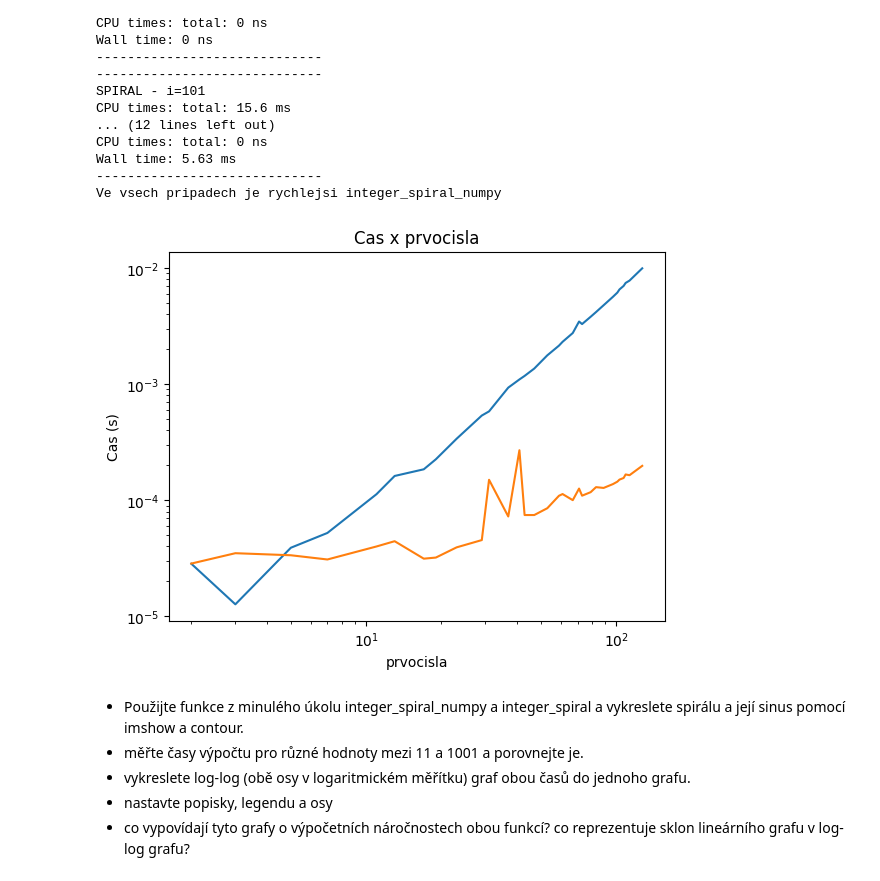
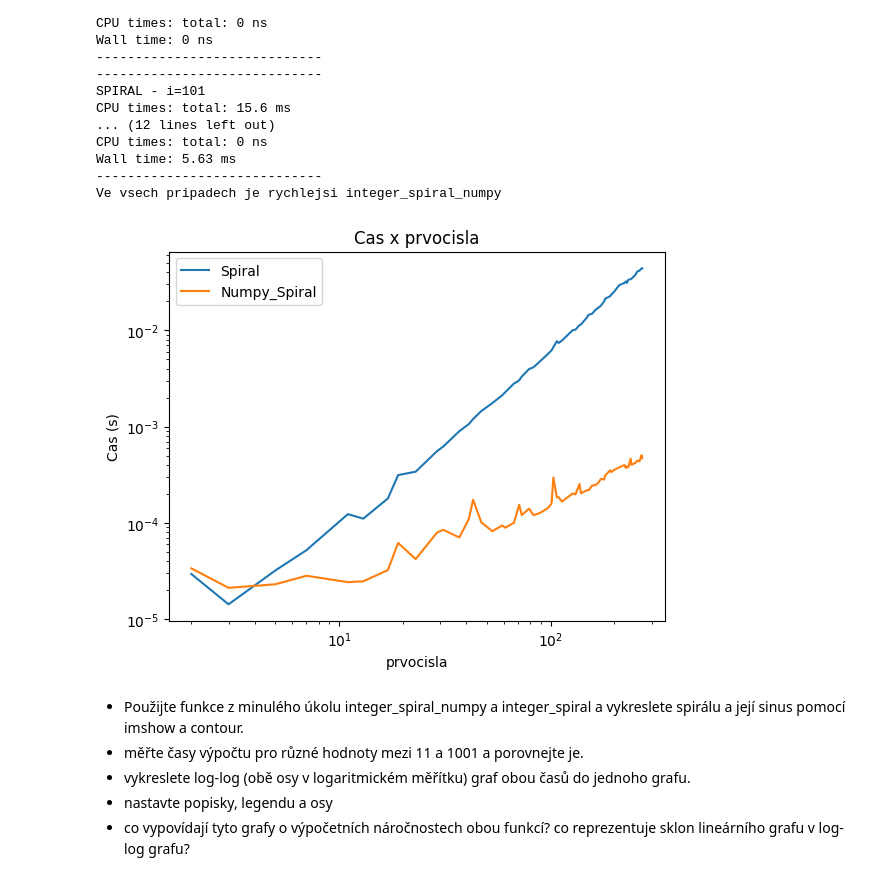
Before and after one commit to KLI0273/KLI0273_DU, a Jupyter notebook: week_05/week_05_du.ipynb, the cells around one changed output. Drawn from its saved outputs; the diff is of its cells as text; code cells hidden in the pictures.

```diff
--- a/week_05/week_05_du.ipynb
+++ b/week_05/week_05_du.ipynb
@@ -272,35 +277,36 @@ def prvocisla(n):
         for i in range(2, N):
             if(N % i == 0):
                 prvocislo_otaznik = False
                 break
 
         if prvocislo_otaznik:
             list_prv[j] = N
             j += 1
 
         N += 1
         if(list_prv[n] != n): return list_prv
 
-x = prvocisla(30)
+x = prvocisla(57)
 
 times = []
 timess = []
 for i in x:
     t = timeit.timeit(lambda: integer_spiral(i), number=1)
     t2 = timeit.timeit(lambda: integer_spiral_numpy(i), number=1)
     times.append(t)
     timess.append(t2)
 
 
 
 plt.loglog(x, times)
 plt.loglog(x, timess)
 plt.xlabel('prvocisla')
 plt.ylabel('Cas (s)')
 plt.title('Cas x prvocisla')
+plt.legend(["Spiral", "Numpy_Spiral"])
 plt.show()
 # %% [output]
-[figure, old version]
+[figure, new version]
 # %% [markdown]
 - Použijte funkce z minulého úkolu integer_spiral_numpy a integer_spiral a vykreslete spirálu a její sinus pomocí imshow a contour.
 - měřte časy výpočtu pro různé hodnoty mezi 11 a 1001 a porovnejte je.
```
Also changed, not shown: parts of 1 cell of this notebook.
